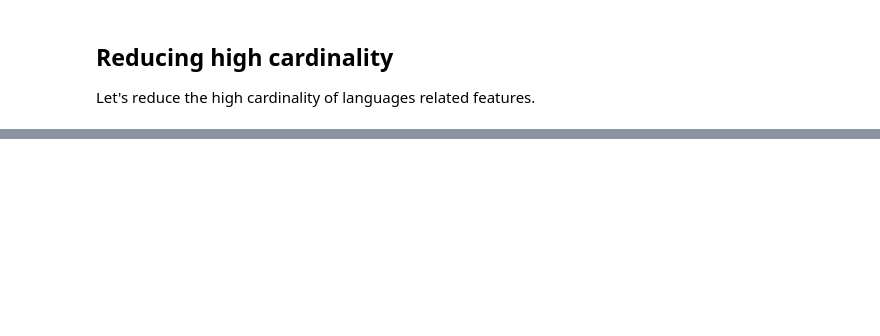
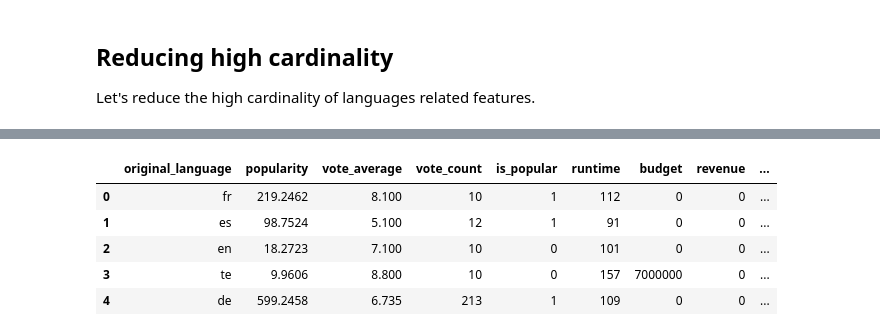
Before and after one commit to juan-gomezj4/ml-movie-recommender, a Jupyter notebook: notebooks/4-feat_eng/feature_eng.ipynb, the cells around one changed output, grey strips where cells are left out. Cells and saved outputs as stored; diff of their text form; code cells hidden in the pictures; blank space fills up the shorter version.

```diff
--- a/notebooks/4-feat_eng/feature_eng.ipynb
+++ b/notebooks/4-feat_eng/feature_eng.ipynb
@@ -336,0 +389,9 @@ x_train_preprocessed.head()
+# %%
+df.head()
+# %% [output]
+|  | original_language | popularity | vote_average | vote_count | is_popular | runtime | budget | revenue | ... |
+| 0 | fr | 219.2462 | 8.100 | 10 | 1 | 112 | 0 | 0 | ... |
+| 1 | es | 98.7524 | 5.100 | 12 | 1 | 91 | 0 | 0 | ... |
+| 2 | en | 18.2723 | 7.100 | 10 | 0 | 101 | 0 | 0 | ... |
+| 3 | te | 9.9606 | 8.800 | 10 | 0 | 157 | 7000000 | 0 | ... |
+| 4 | de | 599.2458 | 6.735 | 213 | 1 | 109 | 0 | 0 | ... |
```
Also changed, not shown: parts of 11 cells of this notebook.
